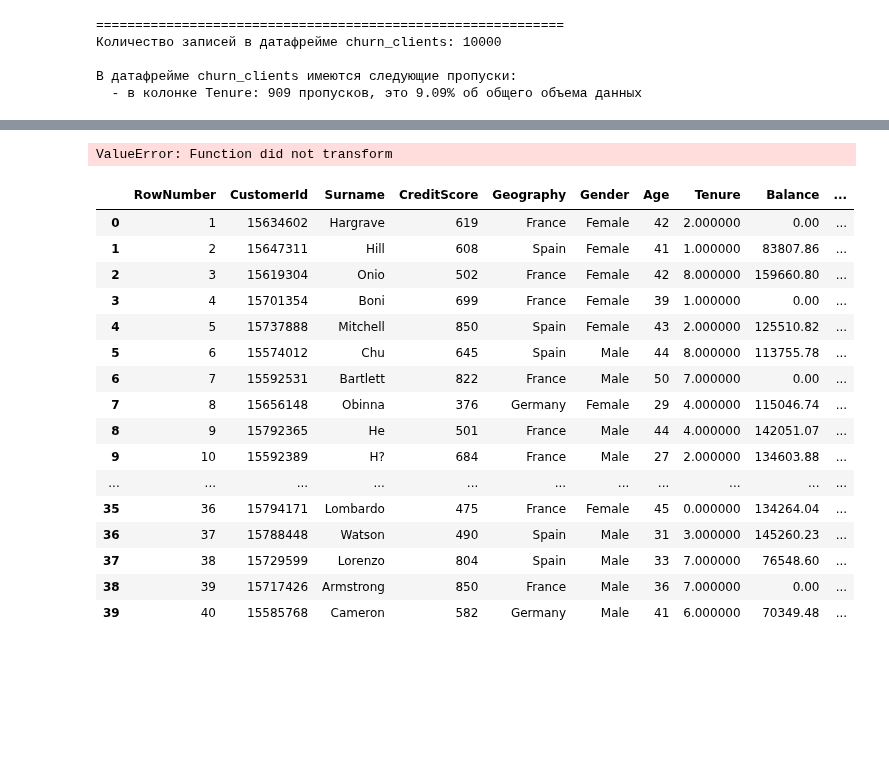
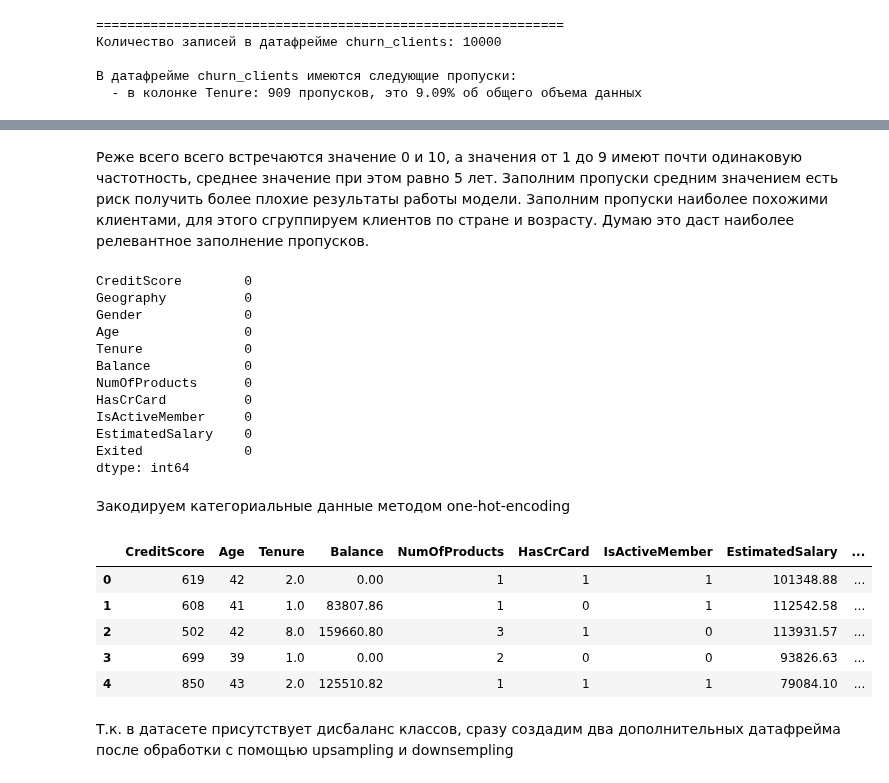
Before and after one commit to versus666jzx/practicum_ds, a Jupyter notebook: model_prognoza_ottoka_klientov_banka/notebooks/prognoz_ottoka_klientov.ipynb, the cells around one changed output, grey strips where cells are left out. Saved outputs shown, nothing was run; the diff lists cells and outputs as text; code cells hidden in the pictures; blank space fills up the shorter version.

```diff
--- a/model_prognoza_ottoka_klientov_banka/notebooks/prognoz_ottoka_klientov.ipynb
+++ b/model_prognoza_ottoka_klientov_banka/notebooks/prognoz_ottoka_klientov.ipynb
@@ -159,29 +195,45 @@ data[data['Tenure'].isna()]
-# %%
-np.ceil(pd.pivot_table(data[data['Tenure'].notna()], index=['Geography', 'Age', 'Gender'], values='Tenure').transform('mean'))
-# %% [output]
-ValueError: Function did not transform
+# %% [markdown]
+Реже всего всего встречаются значение 0 и 10, а значения от 1 до 9 имеют почти одинаковую частотность, среднее значение при этом равно 5 лет.
+Заполним пропуски средним значением есть риск получить более плохие результаты работы модели.
+Заполним пропуски наиболее похожими клиентами, для этого сгруппируем клиентов по стране и возрасту. Думаю это даст наиболее релевантное заполнение пропусков.
 # %%
-data['Tenure'] = data['Tenure'].fillna(np.ceil(data.groupby(by=['Geography', 'Age', 'Gender'])['Tenure'].transform('mean')))
+data['Tenure'] = data['Tenure'].fillna(np.ceil(data.groupby(by=['Geography', 'Age'])['Tenure'].transform('mean')))
+# проверим пропуски
+data.isna().sum()
+# %% [output]
+CreditScore        0
+Geography          0
+Gender             0
+Age                0
+Tenure             0
+Balance            0
+NumOfProducts      0
+HasCrCard          0
+IsActiveMember     0
+EstimatedSalary    0
+Exited             0
+dtype: int64
-# %%
-data.head(40)
-# %% [output]
-|  | RowNumber | CustomerId | Surname | CreditScore | Geography | Gender | Age | Tenure | Balance | ... |
-| 0 | 1 | 15634602 | Hargrave | 619 | France | Female | 42 | 2.000000 | 0.00 | ... |
-| 1 | 2 | 15647311 | Hill | 608 | Spain | Female | 41 | 1.000000 | 83807.86 | ... |
-| 2 | 3 | 15619304 | Onio | 502 | France | Female | 42 | 8.000000 | 159660.80 | ... |
-| 3 | 4 | 15701354 | Boni | 699 | France | Female | 39 | 1.000000 | 0.00 | ... |
-| 4 | 5 | 15737888 | Mitchell | 850 | Spain | Female | 43 | 2.000000 | 125510.82 | ... |
-| 5 | 6 | 15574012 | Chu | 645 | Spain | Male | 44 | 8.000000 | 113755.78 | ... |
-| 6 | 7 | 15592531 | Bartlett | 822 | France | Male | 50 | 7.000000 | 0.00 | ... |
-| 7 | 8 | 15656148 | Obinna | 376 | Germany | Female | 29 | 4.000000 | 115046.74 | ... |
-| 8 | 9 | 15792365 | He | 501 | France | Male | 44 | 4.000000 | 142051.07 | ... |
-| 9 | 10 | 15592389 | H? | 684 | France | Male | 27 | 2.000000 | 134603.88 | ... |
-| ... | ... | ... | ... | ... | ... | ... | ... | ... | ... | ... |
-| 35 | 36 | 15794171 | Lombardo | 475 | France | Female | 45 | 0.000000 | 134264.04 | ... |
-| 36 | 37 | 15788448 | Watson | 490 | Spain | Male | 31 | 3.000000 | 145260.23 | ... |
-| 37 | 38 | 15729599 | Lorenzo | 804 | Spain | Male | 33 | 7.000000 | 76548.60 | ... |
-| 38 | 39 | 15717426 | Armstrong | 850 | France | Male | 36 | 7.000000 | 0.00 | ... |
-| 39 | 40 | 15585768 | Cameron | 582 | Germany | Male | 41 | 6.000000 | 70349.48 | ... |
+# %% [markdown]
+ Закодируем категориальные данные методом one-hot-encoding
+# %%
+# кодируем данные в новый датафрейм
+gender_ohe = pd.get_dummies(data["Gender"], drop_first=True)
+country_ohe = pd.get_dummies(data["Geography"], drop_first=True)
+# удалим закодированные колонки
+data.drop(["Gender", "Geography"], axis=1, inplace=True)
+# склеим закодированные колонки с основным датафреймом
+data = pd.concat([data, gender_ohe, country_ohe], axis=1)
+# проверим результат
+data.head()
+# %% [output]
+|  | CreditScore | Age | Tenure | Balance | NumOfProducts | HasCrCard | IsActiveMember | EstimatedSalary | ... |
+| 0 | 619 | 42 | 2.0 | 0.00 | 1 | 1 | 1 | 101348.88 | ... |
+| 1 | 608 | 41 | 1.0 | 83807.86 | 1 | 0 | 1 | 112542.58 | ... |
+| 2 | 502 | 42 | 8.0 | 159660.80 | 3 | 1 | 0 | 113931.57 | ... |
+| 3 | 699 | 39 | 1.0 | 0.00 | 2 | 0 | 0 | 93826.63 | ... |
+| 4 | 850 | 43 | 2.0 | 125510.82 | 1 | 1 | 1 | 79084.10 | ... |
+# %% [markdown]
+Т.к. в датасете присутствует дисбаланс классов, сразу создадим два дополнительных датафрейма после обработки с помощью upsampling и downsempling
 # %%
 def upsample(features, target, repeat):
     features_zeros = features[target == 0]
```
Also changed, not shown: parts of 12 cells of this notebook.
